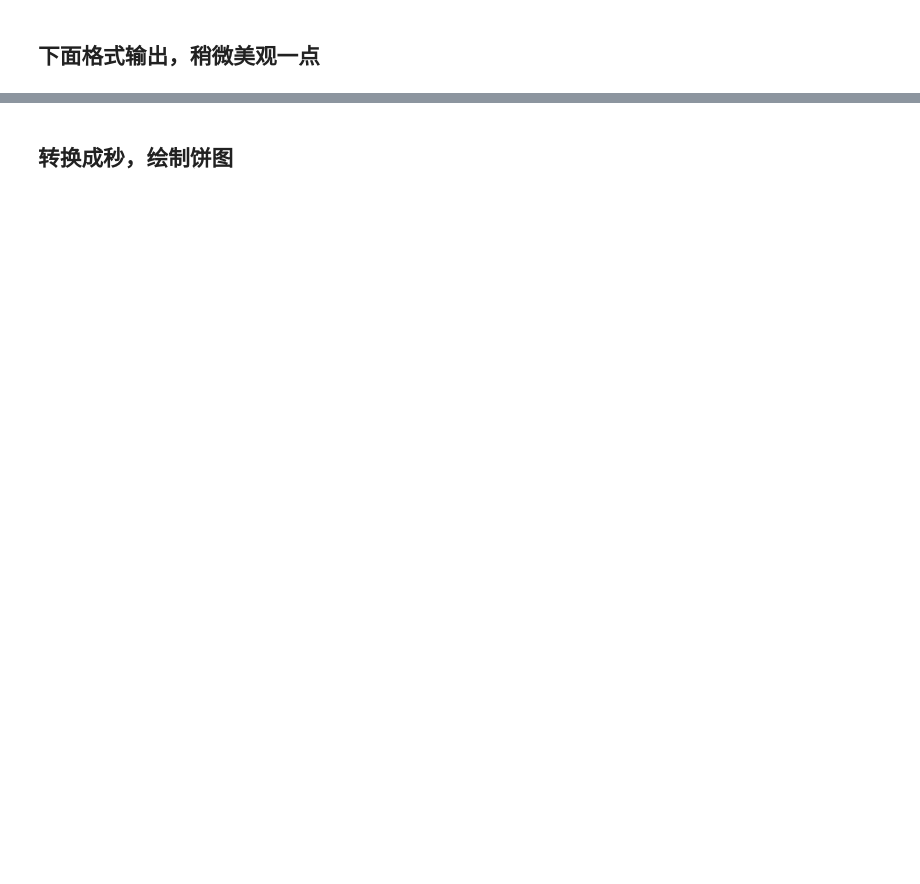
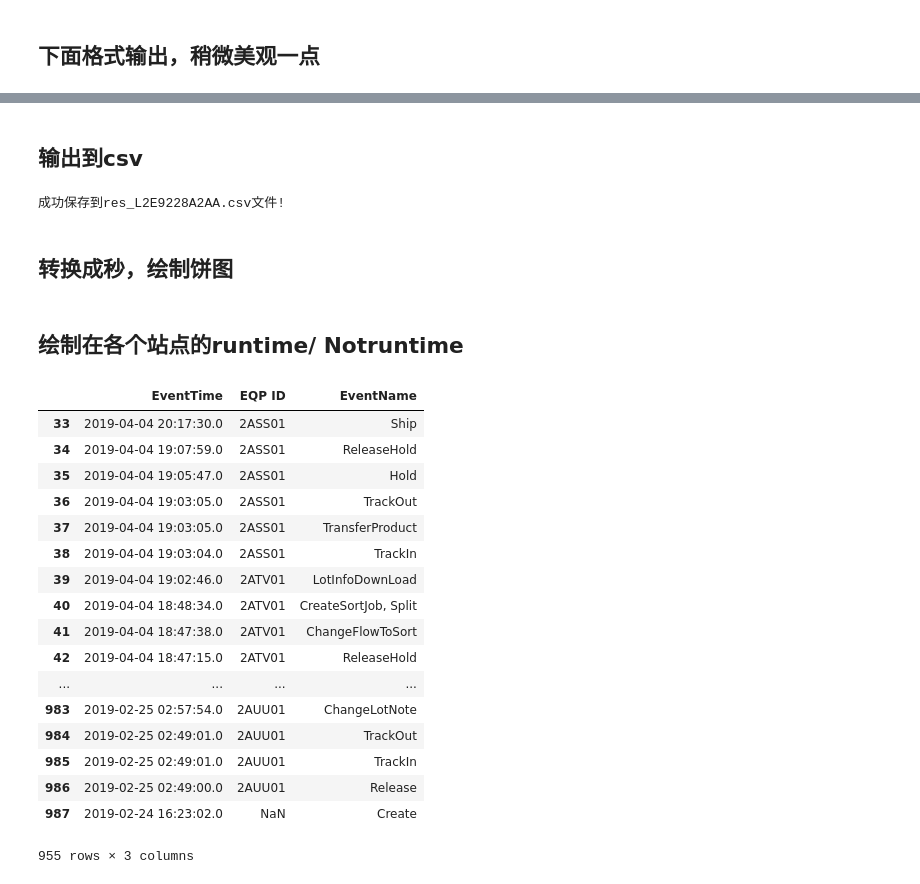
Before and after one commit to 397179459/visionox-Lot, a Jupyter notebook: lotID.ipynb, the cells around one changed output, grey strips where cells are left out. Cells and saved outputs as stored; diff of their text form; code cells hidden in the pictures; blank space fills up the shorter version.

```diff
--- a/lotID.ipynb
+++ b/lotID.ipynb
@@ -5,7 +5,7 @@ import datetime
 # %% [markdown]
 ## 要输入的地方是lotid，读取表格，如果有 CancelTrackIn 的要读两遍
 # %%
-L = 'L2E9307A8AA'
+L = 'L2E9228A2AA'
 dfm = pd.read_excel('./%s/M_%s.xls' % (L, L))
 dfcm = pd.read_excel('./%s/MC_%s.xls' % (L, L))
 dfo = pd.read_excel('./%s/O_%s.xls' % (L, L))
@@ -83,3 +108,15 @@ print('%s 在 Array 总的等待时间为:   %s' % (Lotid, waittime))
+# %% [markdown]
+## 输出到csv
+# %%
+df_lot = pd.DataFrame()
+df_lot['过程'] = ['%s 在 Array 总的时间为' % Lotid, '%s 在 Array 搬送总时间为' % Lotid, '%s 在 Array 总的制程时间为' % Lotid, '%s 在 Array 总的等待时间为' % Lotid]
+df_lot['时间'] = [sumtime, trantime, runtime, waittime]
+
+topath = './%s/res_%s.csv' % (L, L)
+df_lot.to_csv(topath, encoding='utf_8_sig', index=False)
+print('成功保存到res_%s.csv文件!' % Lotid)
+# %% [output]
+成功保存到res_L2E9228A2AA.csv文件!
 # %% [markdown]
 ## 转换成秒，绘制饼图
 # %%
@@ -99,3 +136,30 @@ pie.add("", attr, s_time,
         legend_pos = 'right',
         legend_orient = 'vertical',
         label_text_size=19, legend_text_size=17)
+# %% [markdown]
+## 绘制在各个站点的runtime/ Notruntime
+# %%
+df = dfo
+df = df[[ 'EventTime', 'EQP ID', 'EventName']]
+ship_idx = int(df[df['EventName'] == 'Ship'].index.values)
+df = df.iloc[ship_idx:]
+df
+# %% [output]
+|  | EventTime | EQP ID | EventName |
+| 33 | 2019-04-04 20:17:30.0 | 2ASS01 | Ship |
+| 34 | 2019-04-04 19:07:59.0 | 2ASS01 | ReleaseHold |
+| 35 | 2019-04-04 19:05:47.0 | 2ASS01 | Hold |
+| 36 | 2019-04-04 19:03:05.0 | 2ASS01 | TrackOut |
+| 37 | 2019-04-04 19:03:05.0 | 2ASS01 | TransferProduct |
+| 38 | 2019-04-04 19:03:04.0 | 2ASS01 | TrackIn |
+| 39 | 2019-04-04 19:02:46.0 | 2ATV01 | LotInfoDownLoad |
+| 40 | 2019-04-04 18:48:34.0 | 2ATV01 | CreateSortJob, Split |
+| 41 | 2019-04-04 18:47:38.0 | 2ATV01 | ChangeFlowToSort |
+| 42 | 2019-04-04 18:47:15.0 | 2ATV01 | ReleaseHold |
+| ... | ... | ... | ... |
+| 983 | 2019-02-25 02:57:54.0 | 2AUU01 | ChangeLotNote |
+| 984 | 2019-02-25 02:49:01.0 | 2AUU01 | TrackOut |
+| 985 | 2019-02-25 02:49:01.0 | 2AUU01 | TrackIn |
+| 986 | 2019-02-25 02:49:00.0 | 2AUU01 | Release |
+| 987 | 2019-02-24 16:23:02.0 | NaN | Create |
+955 rows × 3 columns
```
Also changed, not shown: parts of 7 cells of this notebook.
